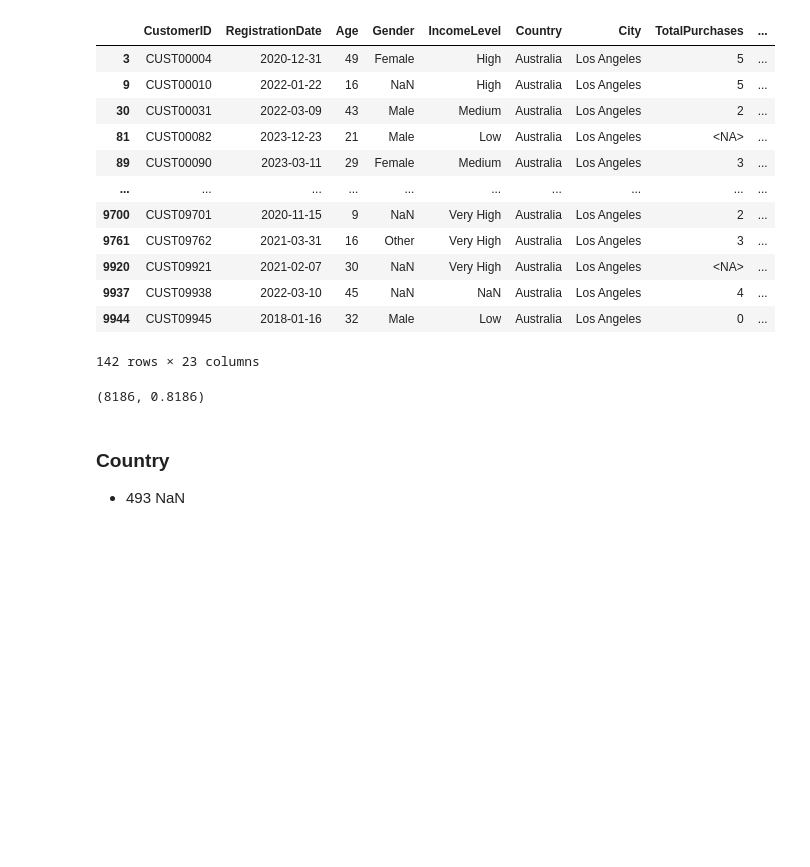
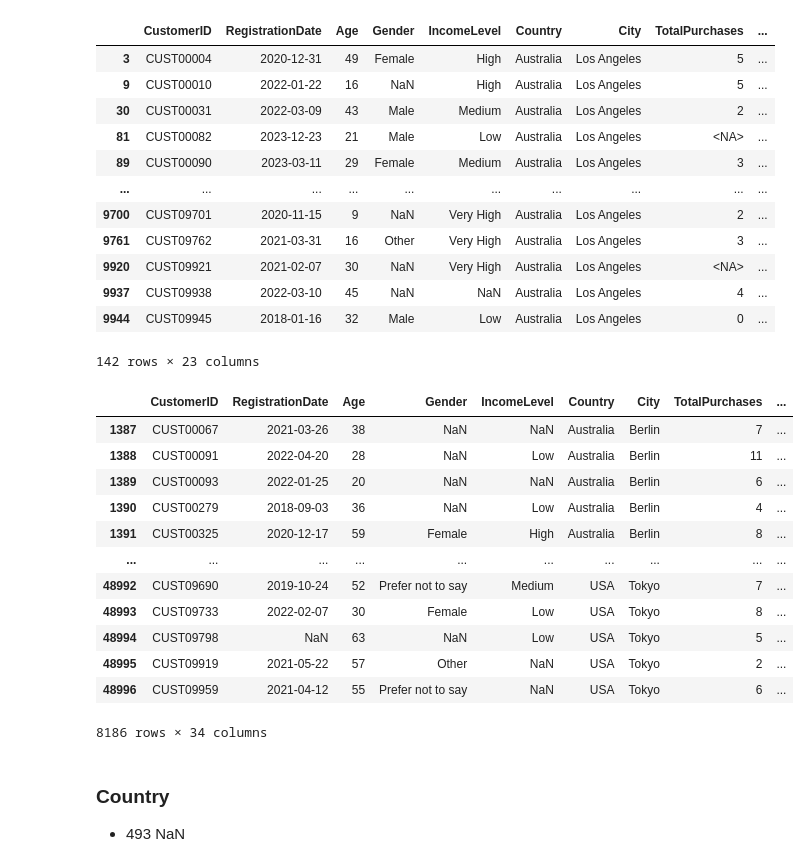
Before and after one commit to PSU-DAAN822-FA25-Group4/data-collection, a Jupyter notebook: analysis.ipynb, the cells around one changed output. Saved outputs shown, nothing was run; the diff lists cells and outputs as text; code cells hidden in the pictures; blank space fills up the shorter version.

```diff
--- a/analysis.ipynb
+++ b/analysis.ipynb
@@ -400,12 +402,25 @@ df[(df['Country'] == 'Australia') & (df['City'] == 'Los Angeles')]
 # %%
 df_with_location = df[~df['City'].isna() & ~df['Country'].isna()]
 df_with_location_merged = pd.merge(df_with_location, df_locations, left_on = ['Country', 'City'], right_on = ['country', 'city'], how = 'outer')
 df_location_problems = df_with_location_merged[df_with_location_merged['admin_name'].isna() & ~df_with_location_merged['Country'].isna()]
 
 df_location_problems.to_csv('./data/location_problems.csv')
 df_location_problems.shape[0], (df_location_problems.shape[0] / df.shape[0])
+df_location_problems
 # %% [output]
+|  | CustomerID | RegistrationDate | Age | Gender | IncomeLevel | Country | City | TotalPurchases | ... |
+| 1387 | CUST00067 | 2021-03-26 | 38 | NaN | NaN | Australia | Berlin | 7 | ... |
+| 1388 | CUST00091 | 2022-04-20 | 28 | NaN | Low | Australia | Berlin | 11 | ... |
+| 1389 | CUST00093 | 2022-01-25 | 20 | NaN | NaN | Australia | Berlin | 6 | ... |
+| 1390 | CUST00279 | 2018-09-03 | 36 | NaN | Low | Australia | Berlin | 4 | ... |
+| 1391 | CUST00325 | 2020-12-17 | 59 | Female | High | Australia | Berlin | 8 | ... |
+| ... | ... | ... | ... | ... | ... | ... | ... | ... | ... |
+| 48992 | CUST09690 | 2019-10-24 | 52 | Prefer not to say | Medium | USA | Tokyo | 7 | ... |
+| 48993 | CUST09733 | 2022-02-07 | 30 | Female | Low | USA | Tokyo | 8 | ... |
+| 48994 | CUST09798 | NaN | 63 | NaN | Low | USA | Tokyo | 5 | ... |
+| 48995 | CUST09919 | 2021-05-22 | 57 | Other | NaN | USA | Tokyo | 2 | ... |
+| 48996 | CUST09959 | 2021-04-12 | 55 | Prefer not to say | NaN | USA | Tokyo | 6 | ... |
-(8186, 0.8186)
+8186 rows × 34 columns
 # %% [markdown]
 ### Country
 * 493 NaN
```
Also changed, not shown: parts of 7 cells of this notebook.
